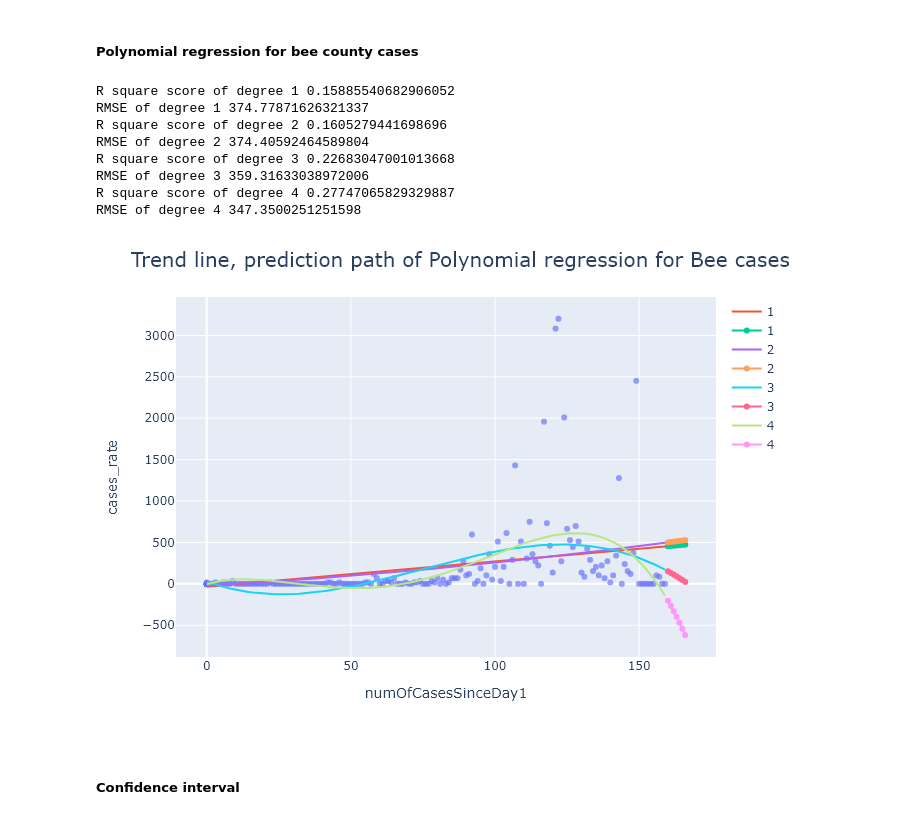
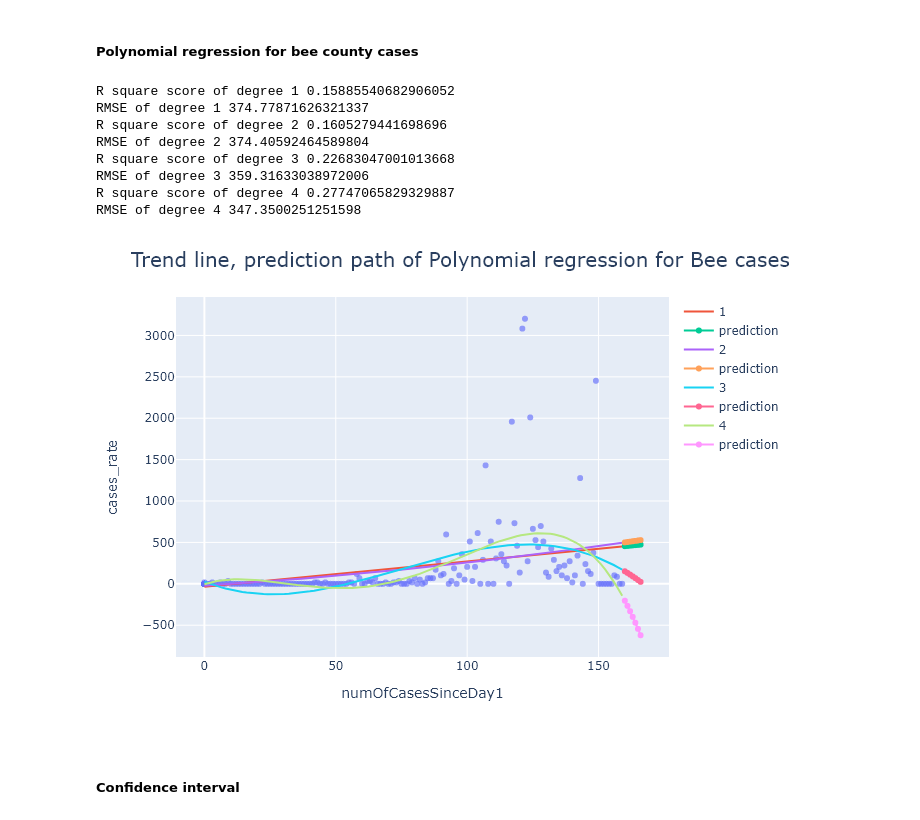
Before and after one commit to EricCortes14/Data-Science-COVID-19-Project, a Jupyter notebook: src/Stage 3_NikithaNarsing.ipynb, the cells around one changed output. Cells and saved outputs as stored; diff of their text form; code cells hidden in the pictures.

```diff
--- a/src/Stage 3_NikithaNarsing.ipynb
+++ b/src/Stage 3_NikithaNarsing.ipynb
@@ -282,7 +282,7 @@ for degree in [1, 2, 3, 4]:
     print("RMSE of state deaths for degree", degree,":", np.sqrt(metrics.mean_squared_error(y,model.predict(X_poly))))
 
     tx_poly.add_traces(go.Scatter(x=x_range.squeeze(), y=y_poly, name=degree))
-    tx_poly.add_traces(go.Scatter(x=x_range1.squeeze(), y=y_poly1, name=degree))
+    tx_poly.add_traces(go.Scatter(x=x_range1.squeeze(), y=y_poly1, name="prediction"))
 #tx_poly.show()
     tx_poly.update_layout(title_text="Trend line and prediction path of Polynomial regression for Texas state cases",
                   title_font_size=20)
@@ -540,7 +540,7 @@ for degree in [1, 2, 3, 4, 5]:
     print("R-square of state deaths:", degree, r2_score(y_d,model.predict(X_poly)))
     print("RMSE of state deaths for degree", np.sqrt(metrics.mean_squared_error(y,model.predict(X_poly))))
     tx_poly_d.add_traces(go.Scatter(x=x_range.squeeze(), y=y_poly, name=degree))
-    tx_poly_d.add_traces(go.Scatter(x=x_range1.squeeze(), y=y_poly1, name=degree))
+    tx_poly_d.add_traces(go.Scatter(x=x_range1.squeeze(), y=y_poly1, name="prediction"))
 #tx_poly_d.show()
     tx_poly_d.update_layout(title_text="Trend line and prediction path of Polynomial regression for Texas deaths",
                   title_font_size=20)
@@ -1050,7 +1045,7 @@ for degree in [1, 2, 3, 4, 5]:
     print("R square score of degree",degree,r2_score(y_c1,model.predict(X_poly)))
     print("RMSE of degree",degree,np.sqrt(metrics.mean_squared_error(y_c1,model.predict(X_poly))))
     tx_c.add_traces(go.Scatter(x=x_range.squeeze(), y=y_poly, name=degree))
-    tx_c.add_traces(go.Scatter(x=x_range1.squeeze(), y=y_poly1, name=degree))
+    tx_c.add_traces(go.Scatter(x=x_range1.squeeze(), y=y_poly1, name="prediction"))
     tx_c.update_layout(title_text="Trend line, prediction path of Polynomial regression for Maverick cases",
                   title_font_size=20)
 
@@ -1121,7 +1116,7 @@ for degree in [1, 2, 3, 4]:
     print("R square score of degree",degree,r2_score(y_c2,model.predict(X_poly)))
     print("RMSE of degree",degree,np.sqrt(metrics.mean_squared_error(y_c2,model.predict(X_poly))))
     tx_c1.add_traces(go.Scatter(x=x_range.squeeze(), y=y_poly, name=degree))
-    tx_c1.add_traces(go.Scatter(x=x_range1.squeeze(), y=y_poly1, name=degree))
+    tx_c1.add_traces(go.Scatter(x=x_range1.squeeze(), y=y_poly1, name="prediction"))
 #fig.show()
     tx_c1.update_layout(title_text="Trend line, prediction path of Polynomial regression for willacy cases",
                   title_font_size=20)
@@ -1175,35 +1170,35 @@ for degree in [1, 2, 3, 4]:
     poly.fit(X_c3)
     X_poly = poly.transform(X_c3)
     x_range_poly = poly.transform(x_range)
     X_poly1 = poly.fit_transform(future_dates3)
     x_range_poly1= poly.fit_transform(x_range1)
 
     model = LinearRegression(fit_intercept=False)
     model.fit(X_poly, county_3_cases['cases_rate'])
     y_poly = model.predict(x_range_poly)
     y_poly1 = model.predict(x_range_poly1)
     print("R square score of degree",degree,r2_score(y_c3,model.predict(X_poly)))
     print("RMSE of degree",degree,np.sqrt(metrics.mean_squared_error(y_c3,model.predict(X_poly))))
     tx_c2.add_traces(go.Scatter(x=x_range.squeeze(), y=y_poly, name=degree))
 
-    tx_c2.add_traces(go.Scatter(x=x_range1.squeeze(), y=y_poly1, name=degree))
+    tx_c2.add_traces(go.Scatter(x=x_range1.squeeze(), y=y_poly1, name="prediction"))
 #fig.show()
     tx_c2.update_layout(title_text="Trend line, prediction path of Polynomial regression for Bee cases",
                   title_font_size=20)
 
 tx_c2.write_image("../images1/tx_c2.png")
 img_bytes = tx_c2.to_image(format="png")
 Image(img_bytes)
 # %% [output]
 R square score of degree 1 0.15885540682906052
 RMSE of degree 1 374.77871626321337
 R square score of degree 2 0.1605279441698696
 RMSE of degree 2 374.40592464589804
 R square score of degree 3 0.22683047001013668
 RMSE of degree 3 359.31633038972006
 R square score of degree 4 0.27747065829329887
 RMSE of degree 4 347.3500251251598
-[figure, old version]
+[figure, new version]
 # %% [markdown]
 ##### Confidence interval
 # %%
```
Also changed, not shown: parts of 14 cells of this notebook, 18 other files.
